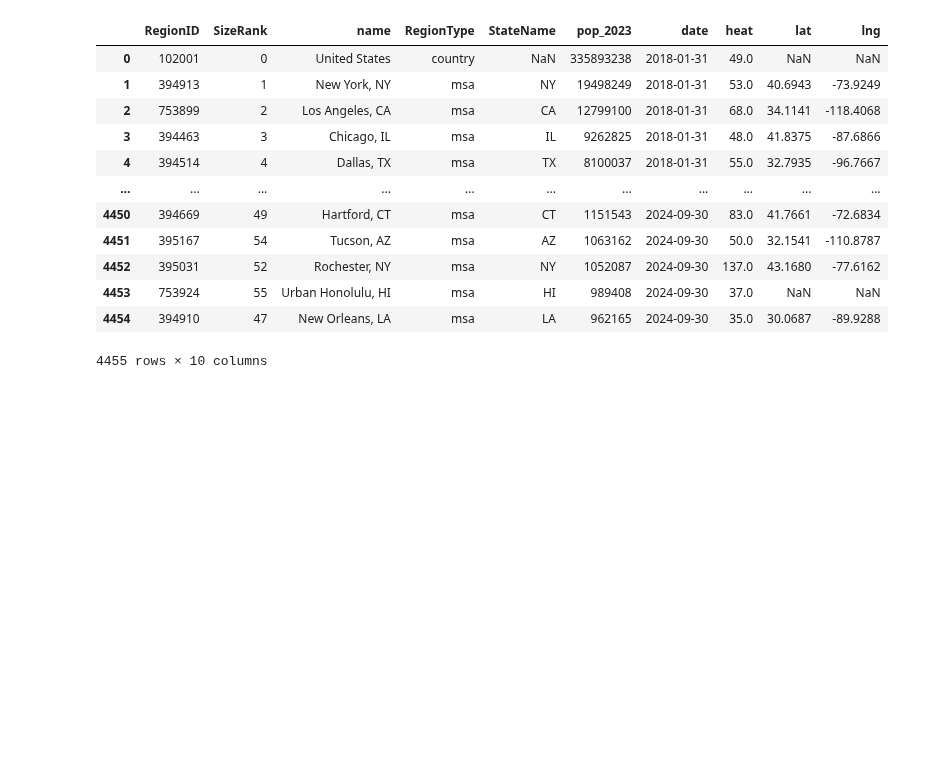
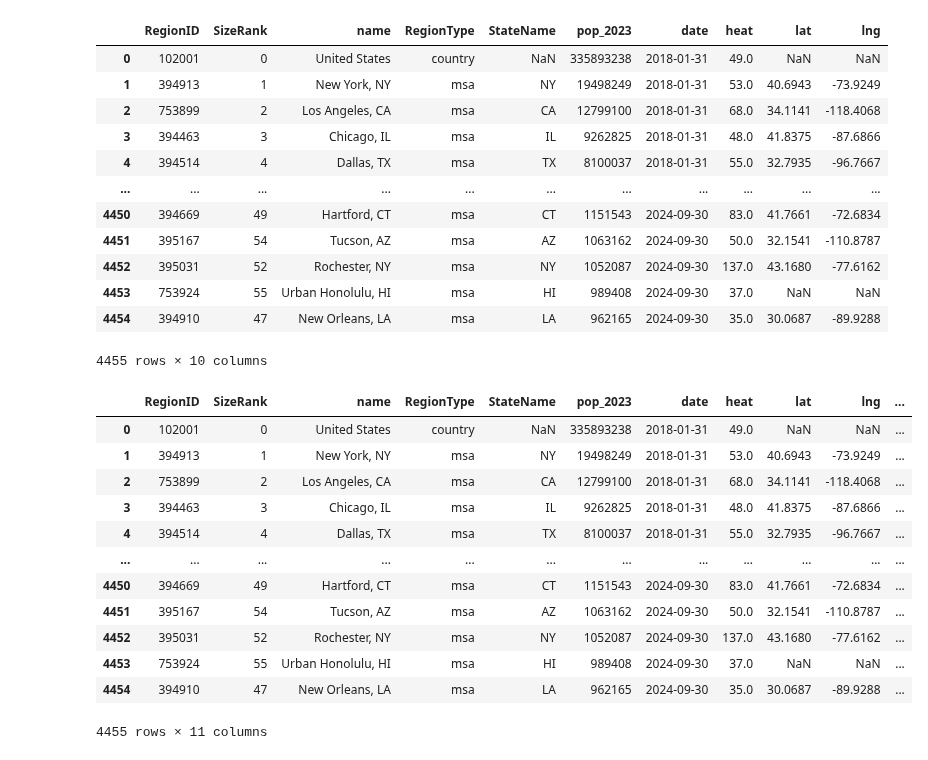
Before and after one commit to gmelmed/gmelmed.github.io, a Jupyter notebook: final_project/zillow_data_cleaning.ipynb, the cells around one changed output. Cells and saved outputs as stored; diff of their text form; code cells hidden in the pictures; blank space fills up the shorter version.

```diff
--- a/final_project/zillow_data_cleaning.ipynb
+++ b/final_project/zillow_data_cleaning.ipynb
@@ -278,3 +278,25 @@ heat_metro_long
 | 4453 | 753924 | 55 | Urban Honolulu, HI | msa | HI | 989408 | 2024-09-30 | 37.0 | NaN | NaN |
 | 4454 | 394910 | 47 | New Orleans, LA | msa | LA | 962165 | 2024-09-30 | 35.0 | 30.0687 | -89.9288 |
 4455 rows × 10 columns
+# %%
+heat_zori_metro = heat_metro_long.merge(
+    zori_metro_long,
+    on=[col for col in heat_metro_long.columns if col not in ['heat']],
+    suffixes=('_heat', '_zori')
+)
+
+heat_zori_metro
+# %% [output]
+|  | RegionID | SizeRank | name | RegionType | StateName | pop_2023 | date | heat | lat | lng | ... |
+| 0 | 102001 | 0 | United States | country | NaN | 335893238 | 2018-01-31 | 49.0 | NaN | NaN | ... |
+| 1 | 394913 | 1 | New York, NY | msa | NY | 19498249 | 2018-01-31 | 53.0 | 40.6943 | -73.9249 | ... |
+| 2 | 753899 | 2 | Los Angeles, CA | msa | CA | 12799100 | 2018-01-31 | 68.0 | 34.1141 | -118.4068 | ... |
+| 3 | 394463 | 3 | Chicago, IL | msa | IL | 9262825 | 2018-01-31 | 48.0 | 41.8375 | -87.6866 | ... |
+| 4 | 394514 | 4 | Dallas, TX | msa | TX | 8100037 | 2018-01-31 | 55.0 | 32.7935 | -96.7667 | ... |
+| ... | ... | ... | ... | ... | ... | ... | ... | ... | ... | ... | ... |
+| 4450 | 394669 | 49 | Hartford, CT | msa | CT | 1151543 | 2024-09-30 | 83.0 | 41.7661 | -72.6834 | ... |
+| 4451 | 395167 | 54 | Tucson, AZ | msa | AZ | 1063162 | 2024-09-30 | 50.0 | 32.1541 | -110.8787 | ... |
+| 4452 | 395031 | 52 | Rochester, NY | msa | NY | 1052087 | 2024-09-30 | 137.0 | 43.1680 | -77.6162 | ... |
+| 4453 | 753924 | 55 | Urban Honolulu, HI | msa | HI | 989408 | 2024-09-30 | 37.0 | NaN | NaN | ... |
+| 4454 | 394910 | 47 | New Orleans, LA | msa | LA | 962165 | 2024-09-30 | 35.0 | 30.0687 | -89.9288 | ... |
+4455 rows × 11 columns
```
Also changed, not shown: parts of 2 cells of this notebook, 2 other files.
